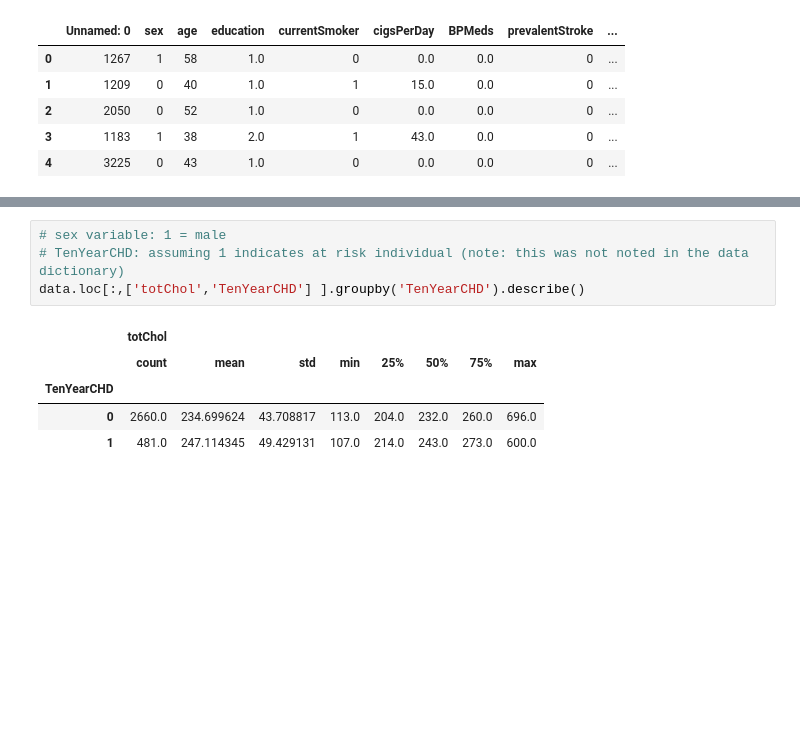
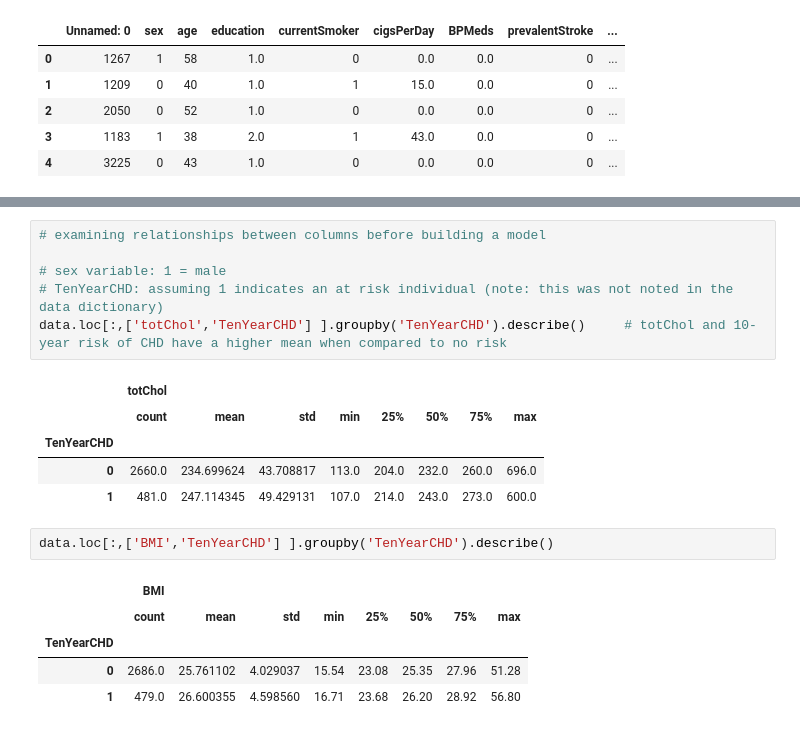
Before and after one commit to vnewsome/project_chd, a Jupyter notebook: ML_project2.ipynb, the cells around one changed output, grey strips where cells are left out. Saved outputs shown, nothing was run; the diff lists cells and outputs as text; blank space fills up the shorter version.

Commit message:
examining data

```diff
--- a/ML_project2.ipynb
+++ b/ML_project2.ipynb
@@ -53,10 +100,20 @@ array([ 87.,  77.,  nan,  75.,  74., 104.,  69.,  90.,  91.,  81.,  89.,
 # %%
+# examining relationships between columns before building a model
+
 # sex variable: 1 = male
-# TenYearCHD: assuming 1 indicates at risk individual (note: this was not noted in the data dictionary)
-data.loc[:,['totChol','TenYearCHD'] ].groupby('TenYearCHD').describe()
+# TenYearCHD: assuming 1 indicates an at risk individual (note: this was not noted in the data dictionary)
+data.loc[:,['totChol','TenYearCHD'] ].groupby('TenYearCHD').describe()     # totChol and 10-year risk of CHD have a higher mean when compared to no risk
 # %% [output]
 |  | totChol |  |  |  |  |  |  |  |
 |  | count | mean | std | min | 25% | 50% | 75% | max |
 | TenYearCHD |  |  |  |  |  |  |  |  |
 | 0 | 2660.0 | 234.699624 | 43.708817 | 113.0 | 204.0 | 232.0 | 260.0 | 696.0 |
 | 1 | 481.0 | 247.114345 | 49.429131 | 107.0 | 214.0 | 243.0 | 273.0 | 600.0 |
+# %%
+data.loc[:,['BMI','TenYearCHD'] ].groupby('TenYearCHD').describe()
+# %% [output]
+|  | BMI |  |  |  |  |  |  |  |
+|  | count | mean | std | min | 25% | 50% | 75% | max |
+| TenYearCHD |  |  |  |  |  |  |  |  |
+| 0 | 2686.0 | 25.761102 | 4.029037 | 15.54 | 23.08 | 25.35 | 27.96 | 51.28 |
+| 1 | 479.0 | 26.600355 | 4.598560 | 16.71 | 23.68 | 26.20 | 28.92 | 56.80 |
```
Also changed, not shown: parts of 5 cells of this notebook.
